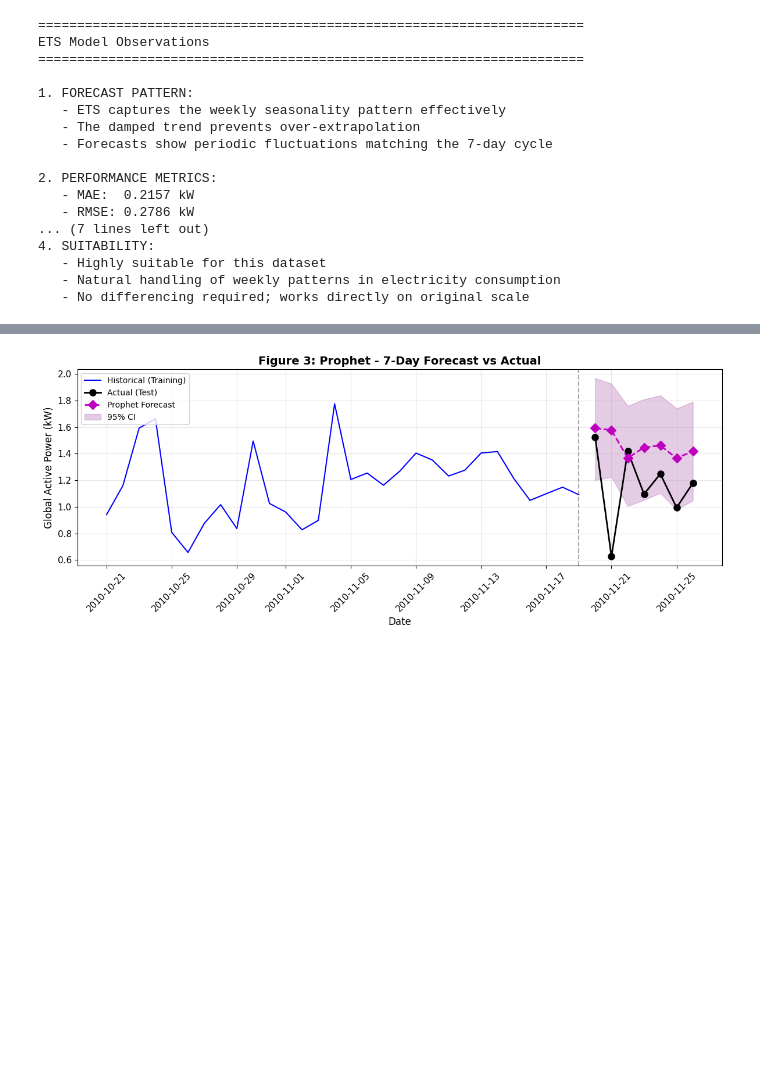
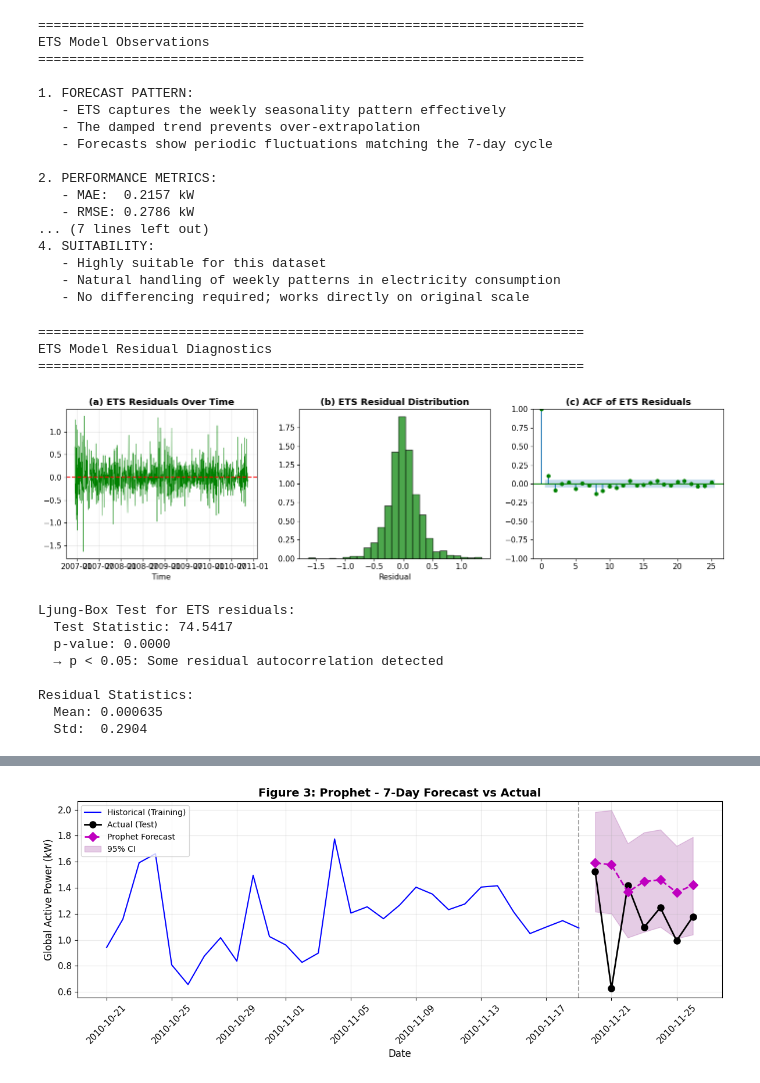
Before and after one commit to Vtfy75/5140HOMEWORK, a Jupyter notebook: homework/PARTB.ipynb, the cells around one changed output, grey strips where cells are left out. Cells and saved outputs as stored; diff of their text form; code cells hidden in the pictures; blank space fills up the shorter version.

```diff
--- a/homework/PARTB.ipynb
+++ b/homework/PARTB.ipynb
@@ -747,3 +913,64 @@ ETS Model Observations
    - Highly suitable for this dataset
    - Natural handling of weekly patterns in electricity consumption
    - No differencing required; works directly on original scale
+# %%
+# ============================================
+# ETS Residual Diagnostics
+# ============================================
+print("="*70)
+print("ETS Model Residual Diagnostics")
+print("="*70)
+
+# Get ETS residuals
+ets_residuals = ets_fitted.resid.dropna()
+
+fig, axes = plt.subplots(1, 3, figsize=(14, 4))
+
+# 1. Residuals over time
+axes[0].plot(ets_residuals, linewidth=0.5, color='green')
+axes[0].axhline(y=0, color='red', linestyle='--')
+axes[0].set_title('(a) ETS Residuals Over Time', fontweight='bold')
+axes[0].set_xlabel('Time')
+axes[0].grid(True, alpha=0.3)
+
+# 2. Histogram
+axes[1].hist(ets_residuals, bins=25, density=True, alpha=0.7, color='green', edgecolor='black')
+axes[1].set_title('(b) ETS Residual Distribution', fontweight='bold')
+axes[1].set_xlabel('Residual')
+
+# 3. ACF of residuals
+from statsmodels.graphics.tsaplots import plot_acf
+plot_acf(ets_residuals, lags=25, ax=axes[2], alpha=0.05, color='green')
+axes[2].set_title('(c) ACF of ETS Residuals', fontweight='bold')
+
+plt.tight_layout()
+plt.savefig('Figure_ETS_Residual_Diagnostics.png', dpi=150, bbox_inches='tight')
+plt.show()
+
+# Ljung-Box test
+from statsmodels.stats.diagnostic import acorr_ljungbox
+lb_ets = acorr_ljungbox(ets_residuals, lags=[10], return_df=True)
+print(f"\nLjung-Box Test for ETS residuals:")
+print(f"  Test Statistic: {lb_ets['lb_stat'].values[0]:.4f}")
+print(f"  p-value: {lb_ets['lb_pvalue'].values[0]:.4f}")
+if lb_ets['lb_pvalue'].values[0] > 0.05:
+    print("  → p > 0.05: No significant autocorrelation in residuals ✓")
+else:
+    print("  → p < 0.05: Some residual autocorrelation detected")
+
+print(f"\nResidual Statistics:")
+print(f"  Mean: {ets_residuals.mean():.6f}")
+print(f"  Std:  {ets_residuals.std():.4f}")
+# %% [output]
+======================================================================
+ETS Model Residual Diagnostics
+======================================================================
+[figure, added]
+Ljung-Box Test for ETS residuals:
+  Test Statistic: 74.5417
+  p-value: 0.0000
+  → p < 0.05: Some residual autocorrelation detected
+
+Residual Statistics:
+  Mean: 0.000635
+  Std:  0.2904
```
Also changed, not shown: parts of 8 cells of this notebook.
